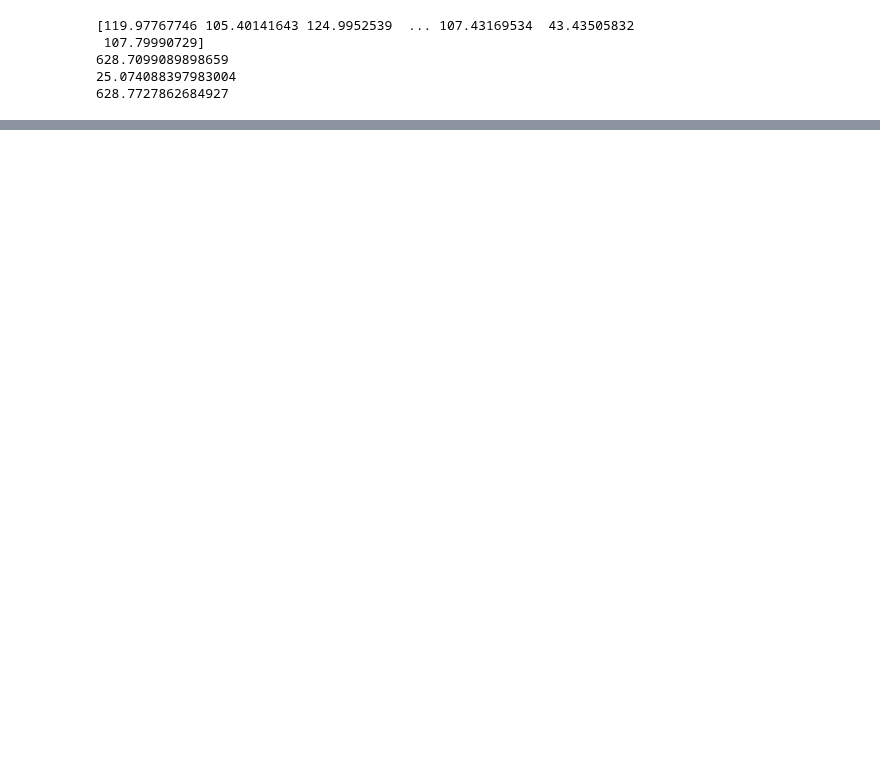
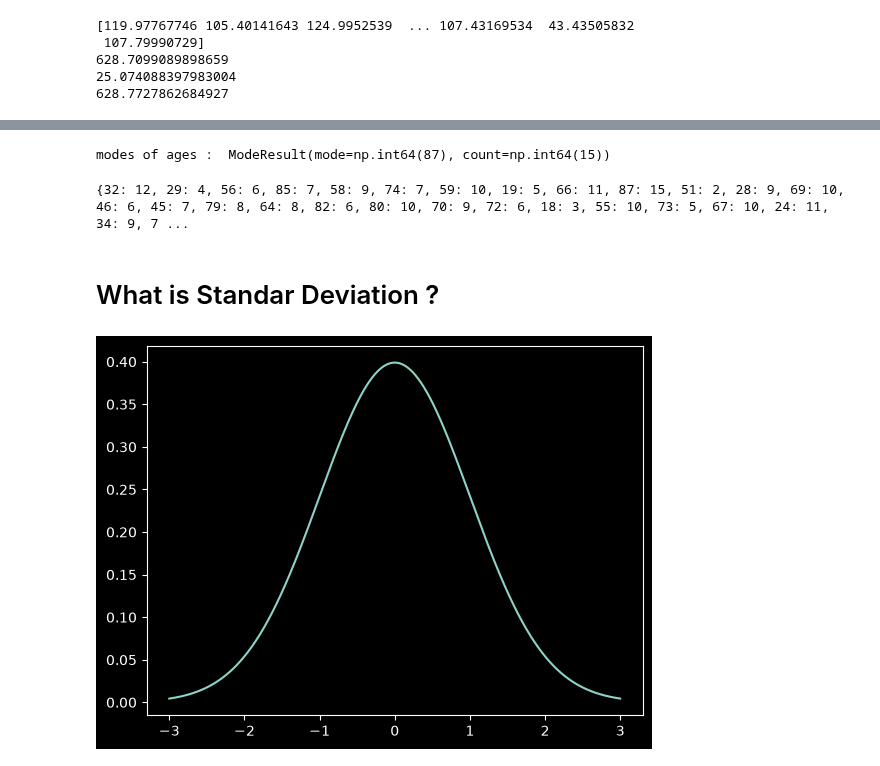
Before and after one commit to Shinkhal/pgcp-da, a Jupyter notebook: DAY3/01.ipynb, the cells around one changed output, grey strips where cells are left out. Cells and saved outputs as stored; diff of their text form; code cells hidden in the pictures; blank space fills up the shorter version.

```diff
--- a/DAY3/01.ipynb
+++ b/DAY3/01.ipynb
@@ -46,0 +92,27 @@ print(sample_var)
+# %%
+from scipy import stats
+
+print("modes of ages : ", stats.mode(ages))
+# %% [output]
+modes of ages :  ModeResult(mode=np.int64(87), count=np.int64(15))
+# %%
+from collections import Counter
+age_counts = Counter(ages)
+age_clean = {int(k): v for k,v in age_counts.items()}
+print(age_clean)
+# %% [output]
+{32: 12, 29: 4, 56: 6, 85: 7, 58: 9, 74: 7, 59: 10, 19: 5, 66: 11, 87: 15, 51: 2, 28: 9, 69: 10, 46: 6, 45: 7, 79: 8, 64: 8, 82: 6, 80: 10, 70: 9, 72: 6, 18: 3, 55: 10, 73: 5, 67: 10, 24: 11, 34: 9, 7 ...
+# %% [markdown]
+# What is Standar Deviation ?
+# %%
+from scipy.stats import norm
+
+import matplotlib.pyplot as plt
+import numpy as np
+
+x = np.arange(-3, 3, 0.001)
+y = norm.pdf(x)
+plt.plot(x, y)
+plt.show()
+# %% [output]
+[figure, added]
```
Also changed, not shown: parts of 7 cells of this notebook, 4 other files.
